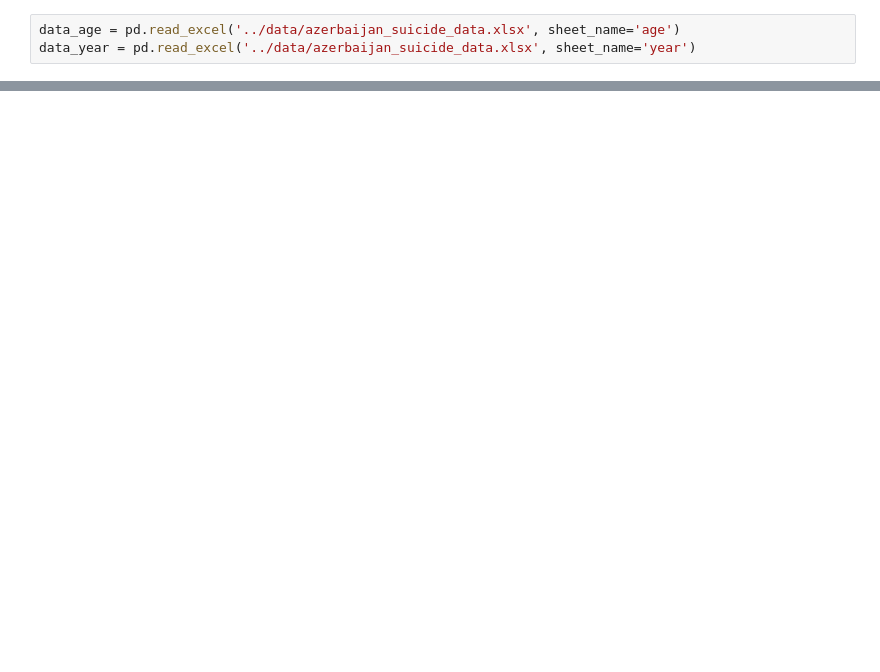
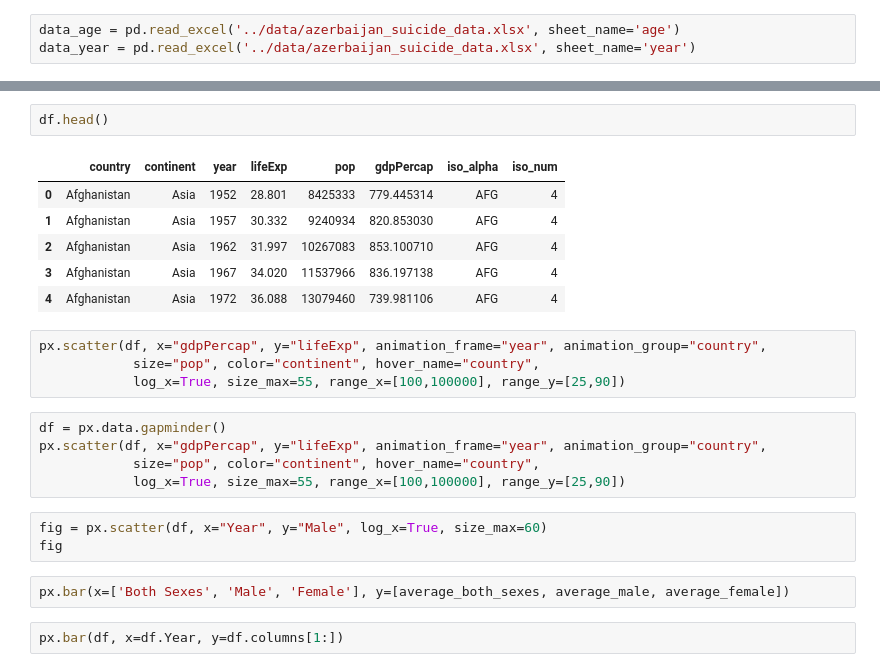
Before and after one commit to Ayxan-z/AzSuicideDataVisualization, a Jupyter notebook: app/test.ipynb, the cells around one changed output, grey strips where cells are left out. Cells and saved outputs as stored; diff of their text form; blank space fills up the shorter version.

```diff
--- a/app/test.ipynb
+++ b/app/test.ipynb
@@ -14,0 +35,25 @@ df = pd.DataFrame({'Year': data_year.Year, 'Both sexes': test_both, 'Male': test
+# %%
+df.head()
+# %% [output]
+|  | country | continent | year | lifeExp | pop | gdpPercap | iso_alpha | iso_num |
+| 0 | Afghanistan | Asia | 1952 | 28.801 | 8425333 | 779.445314 | AFG | 4 |
+| 1 | Afghanistan | Asia | 1957 | 30.332 | 9240934 | 820.853030 | AFG | 4 |
+| 2 | Afghanistan | Asia | 1962 | 31.997 | 10267083 | 853.100710 | AFG | 4 |
+| 3 | Afghanistan | Asia | 1967 | 34.020 | 11537966 | 836.197138 | AFG | 4 |
+| 4 | Afghanistan | Asia | 1972 | 36.088 | 13079460 | 739.981106 | AFG | 4 |
+# %%
+px.scatter(df, x="gdpPercap", y="lifeExp", animation_frame="year", animation_group="country",
+            size="pop", color="continent", hover_name="country",
+            log_x=True, size_max=55, range_x=[100,100000], range_y=[25,90])
+# %%
+df = px.data.gapminder()
+px.scatter(df, x="gdpPercap", y="lifeExp", animation_frame="year", animation_group="country",
+            size="pop", color="continent", hover_name="country",
+            log_x=True, size_max=55, range_x=[100,100000], range_y=[25,90])
+# %%
+fig = px.scatter(df, x="Year", y="Male", log_x=True, size_max=60)
+fig
+# %%
+px.bar(x=['Both Sexes', 'Male', 'Female'], y=[average_both_sexes, average_male, average_female])
+# %%
+px.bar(df, x=df.Year, y=df.columns[1:])
```
Also changed, not shown: parts of 13 cells of this notebook, 1 other file.
